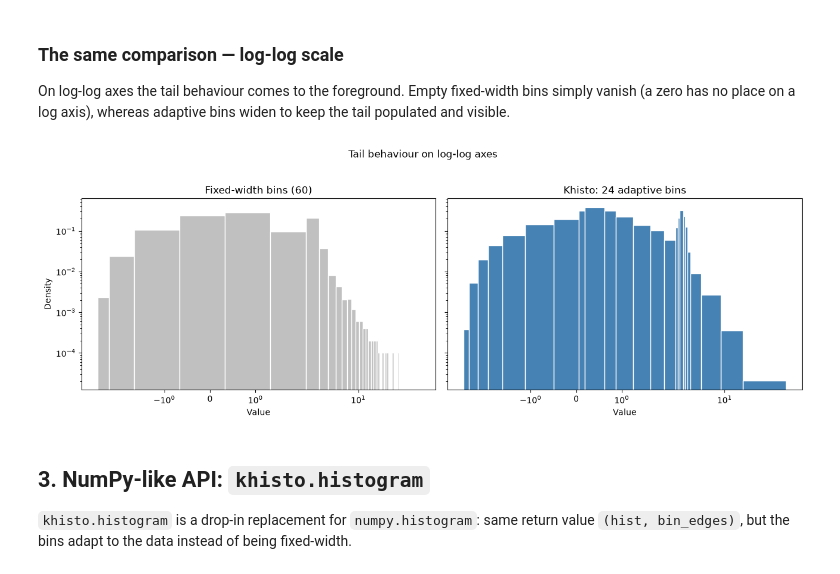
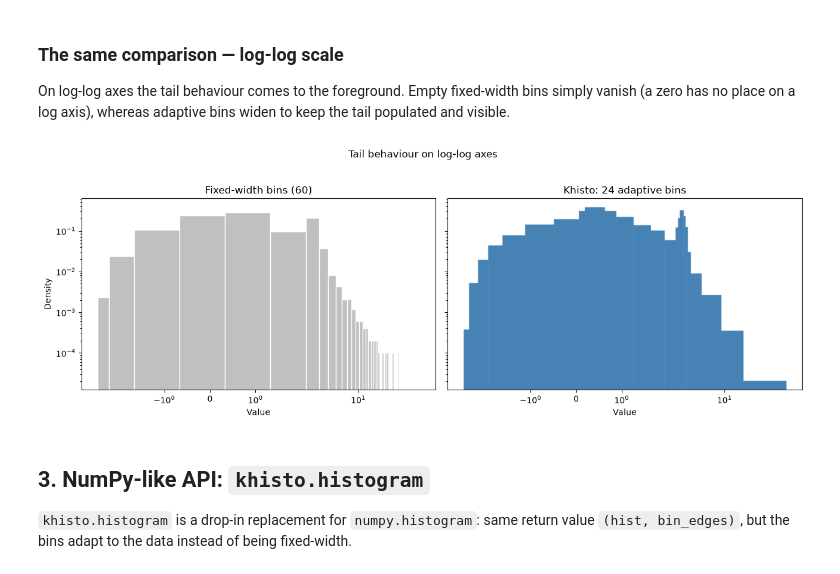
Before and after one commit to KhiopsML/khisto-python, a Jupyter notebook: docs/demo.ipynb, the cells around one changed output. Saved outputs shown, nothing was run; the diff lists cells and outputs as text; code cells hidden in the pictures.

```diff
--- a/docs/demo.ipynb
+++ b/docs/demo.ipynb
@@ -113,26 +113,26 @@ widen to keep the tail populated and visible.
 # %%
 fig, (matplotlib_ax, khisto_ax) = plt.subplots(
     1, 2, figsize=(13, 4.5), sharex=True, sharey=True
 )
 
 matplotlib_ax.hist(data, bins=60, density=True, color="silver", edgecolor="white")
 matplotlib_ax.set_title("Fixed-width bins (60)")
 matplotlib_ax.set_xlabel("Value")
 matplotlib_ax.set_ylabel("Density")
 matplotlib_ax.set_xscale("symlog")
 matplotlib_ax.set_yscale("log")
 
-khisto_density, _, _ = khisto.hist(data, ax=khisto_ax, color="steelblue", edgecolor="white")
+khisto_density, _, _ = khisto.hist(data, ax=khisto_ax, color="steelblue")
 khisto_ax.set_title(f"Khisto: {len(khisto_density)} adaptive bins")
 khisto_ax.set_xlabel("Value")
 khisto_ax.set_xscale("symlog")
 khisto_ax.set_yscale("log")
 
 fig.suptitle("Tail behaviour on log-log axes", y=1.03)
 plt.tight_layout()
 plt.show()
 # %% [output]
-[figure, old version]
+[figure, new version]
 # %% [markdown]
 ## 3. NumPy-like API: `khisto.histogram`
 
```
Also changed, not shown: parts of 4 cells of this notebook, 11 other files.
